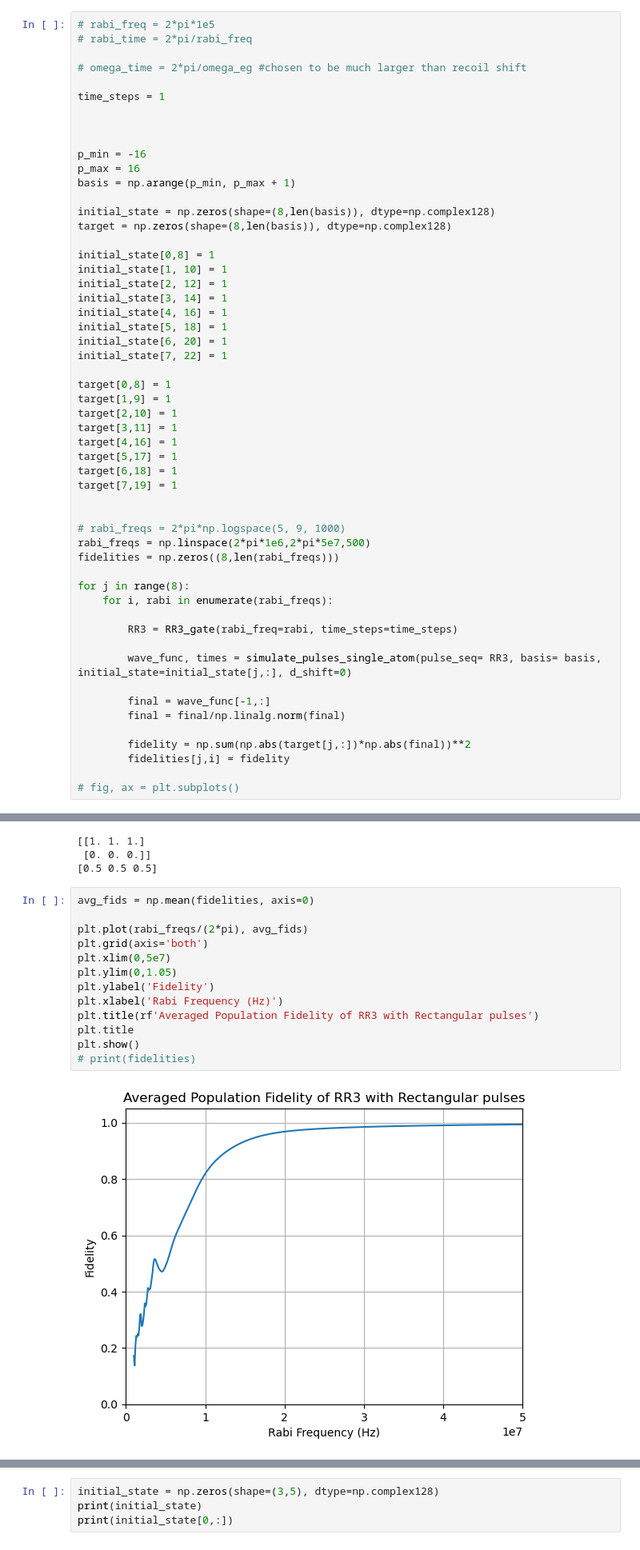
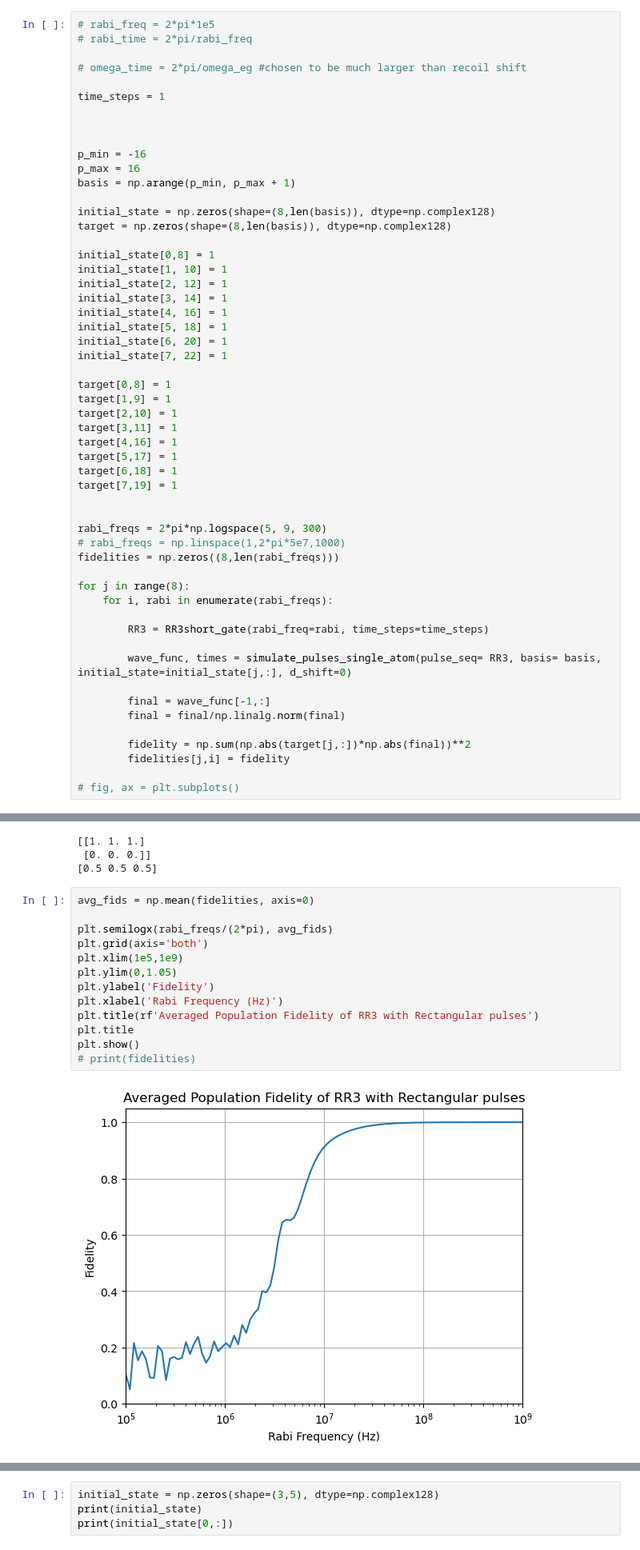
Before and after one commit to tr2g20/simulations, a Jupyter notebook: RR3 fidelity.ipynb, the cells around one changed output, grey strips where cells are left out. Shown at 80% size. Saved outputs shown, nothing was run; the diff lists cells and outputs as text.

```diff
--- a/RR3 fidelity.ipynb
+++ b/RR3 fidelity.ipynb
@@ -42,14 +43,14 @@ target[6,18] = 1
 target[7,19] = 1
 
 
-# rabi_freqs = 2*pi*np.logspace(5, 9, 1000)
-rabi_freqs = np.linspace(2*pi*1e6,2*pi*5e7,500)
+rabi_freqs = 2*pi*np.logspace(5, 9, 300)
+# rabi_freqs = np.linspace(1,2*pi*5e7,1000)
 fidelities = np.zeros((8,len(rabi_freqs)))
 
 for j in range(8):
     for i, rabi in enumerate(rabi_freqs):
 
-        RR3 = RR3_gate(rabi_freq=rabi, time_steps=time_steps)
+        RR3 = RR3short_gate(rabi_freq=rabi, time_steps=time_steps)
 
         wave_func, times = simulate_pulses_single_atom(pulse_seq= RR3, basis= basis, initial_state=initial_state[j,:], d_shift=0)
 
@@ -76,18 +165,18 @@ print(c)
 # %%
 avg_fids = np.mean(fidelities, axis=0)
 
-plt.plot(rabi_freqs/(2*pi), avg_fids)
+plt.semilogx(rabi_freqs/(2*pi), avg_fids)
 plt.grid(axis='both')
-plt.xlim(0,5e7)
+plt.xlim(1e5,1e9)
 plt.ylim(0,1.05)
 plt.ylabel('Fidelity')
 plt.xlabel('Rabi Frequency (Hz)')
 plt.title(rf'Averaged Population Fidelity of RR3 with Rectangular pulses')
 plt.title
 plt.show()
 # print(fidelities)
 # %% [output]
-[figure, old version]
+[figure, new version]
 # %%
 title_text = [r'|000,p=-8\rangle', r'|010,p=-6\rangle', r'|100,p=-4\rangle', r'|110,p=-2\rangle', r'|000,p=0\rangle', r'|010,p=2\rangle', r'|100,p=4\rangle', r'|110,p=6\rangle']
 for i in range(8):
```
Also changed, not shown: parts of 5 cells of this notebook, 8 other files.
